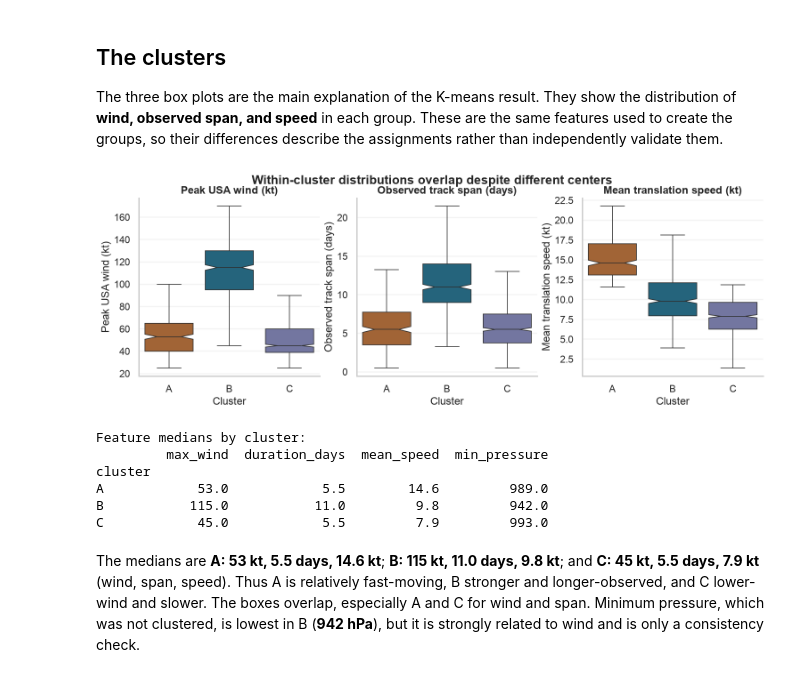
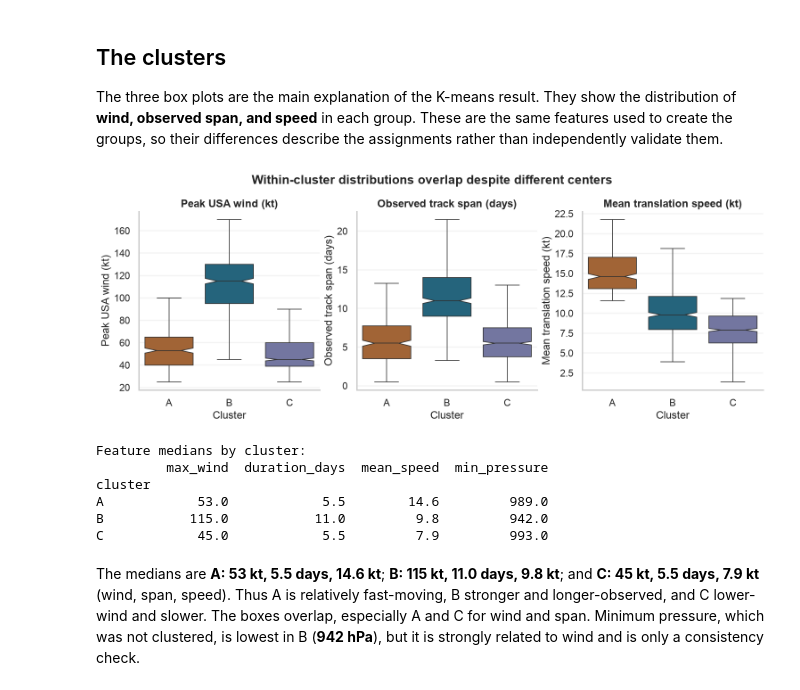
Before and after one commit to enxhi2222/tropical-cyclone-analysis, a Jupyter notebook: 04_data_clustering.ipynb, the cells around one changed output. Drawn from its saved outputs; the diff is of its cells as text; code cells hidden in the pictures.

```diff
--- a/04_data_clustering.ipynb
+++ b/04_data_clustering.ipynb
@@ -145,15 +145,15 @@ The three box plots are the main explanation of the K-means result. They show th
 # %%
 plot_data = complete.reset_index()
 fig, axes = plt.subplots(1, 3, figsize=(13, 4.4), constrained_layout=True)
 for ax, feature, label in zip(axes, FEATURES, FEATURE_LABELS):
     sns.boxplot(data=plot_data, notch=True, x="cluster", y=feature, hue="cluster", order=cluster_order, hue_order=cluster_order, palette=cluster_colors, dodge=False, legend=False, showfliers=False, ax=ax)
     ax.set(xlabel="Cluster", ylabel=label, title=label)
-fig.suptitle("Within-cluster distributions overlap despite different centers", y=1.04, fontweight="bold")
+fig.suptitle("Within-cluster distributions overlap despite different centers", y=1.10, fontweight="bold")
 plt.show()
 print("Feature medians by cluster:")
 print(complete.groupby("cluster", observed=True)[FEATURES + ["min_pressure"]].median().round(1).to_string())
 # %% [output]
-[figure, old version]
+[figure, new version]
 Feature medians by cluster:
          max_wind  duration_days  mean_speed  min_pressure
 cluster
```
Also changed, not shown: 1 other file.
